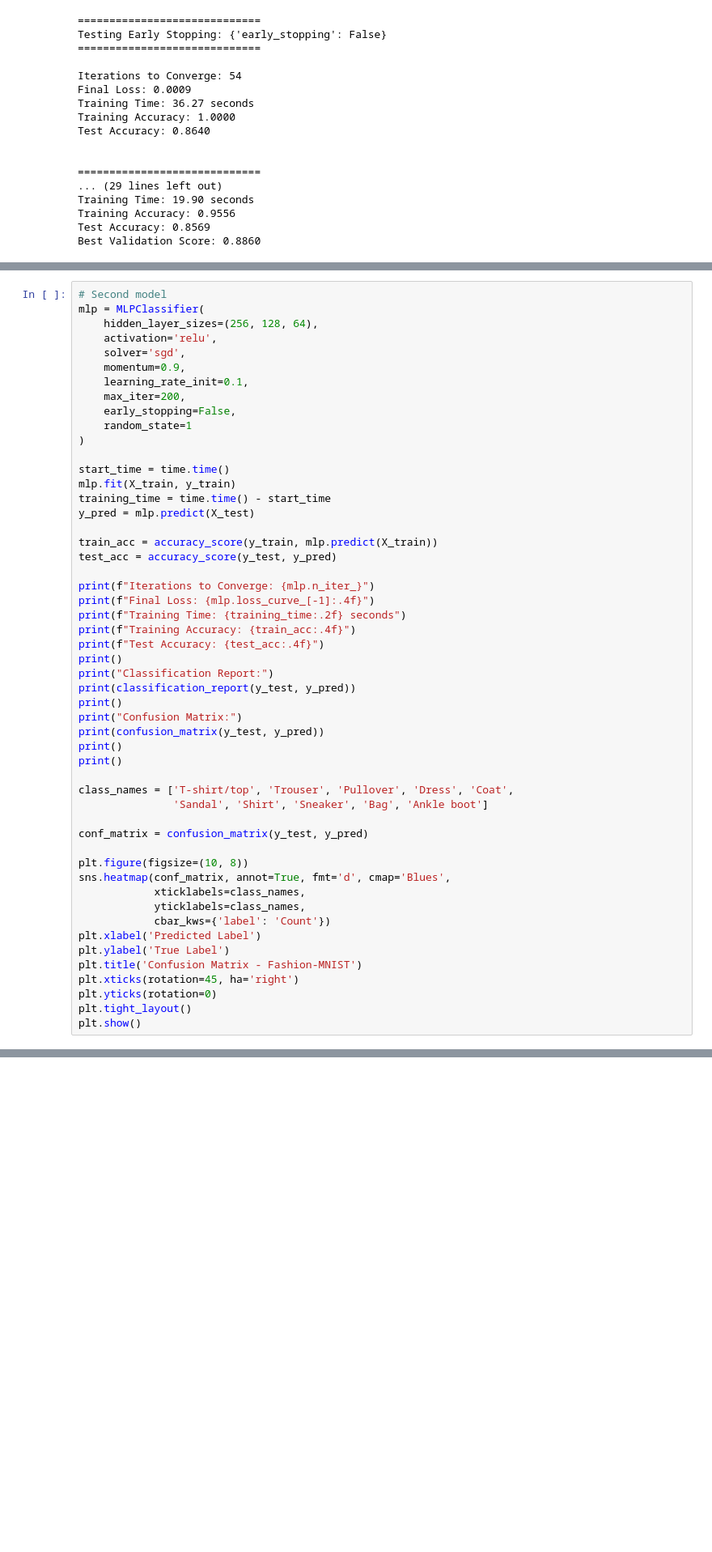
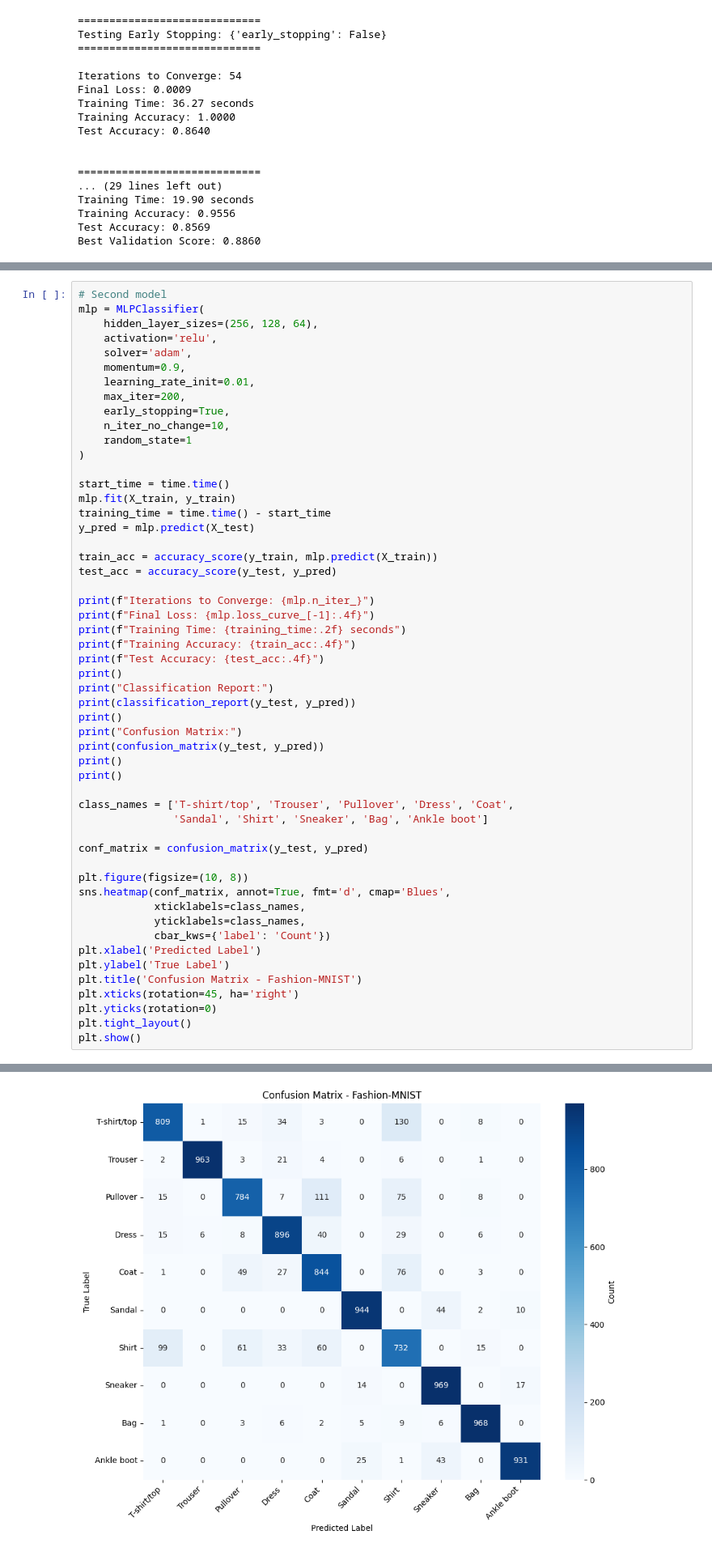
Before and after one commit to brodyanderson/math-6880-Project3, a Jupyter notebook: project3.ipynb, the cells around one changed output, grey strips where cells are left out. Shown at 81% size. Saved outputs shown, nothing was run; the diff lists cells and outputs as text; blank space fills up the shorter version.

```diff
--- a/project3.ipynb
+++ b/project3.ipynb
@@ -678,11 +680,12 @@ Classification Report:
 mlp = MLPClassifier(
     hidden_layer_sizes=(256, 128, 64),
     activation='relu',
-    solver='sgd',
+    solver='adam',
     momentum=0.9,
-    learning_rate_init=0.1,
+    learning_rate_init=0.01,
     max_iter=200,
-    early_stopping=False,
+    early_stopping=True,
+    n_iter_no_change=10,
     random_state=1
 )
 
@@ -725,3 +728,4 @@ plt.xticks(rotation=45, ha='right')
 plt.yticks(rotation=0)
 plt.tight_layout()
 plt.show()
+# %% [output]
@@ -728,3 +749,4 @@ plt.show()
+[figure, added]
 # %%
 # Third model
 mlp = MLPClassifier(
```
Also changed, not shown: parts of 7 cells of this notebook.
